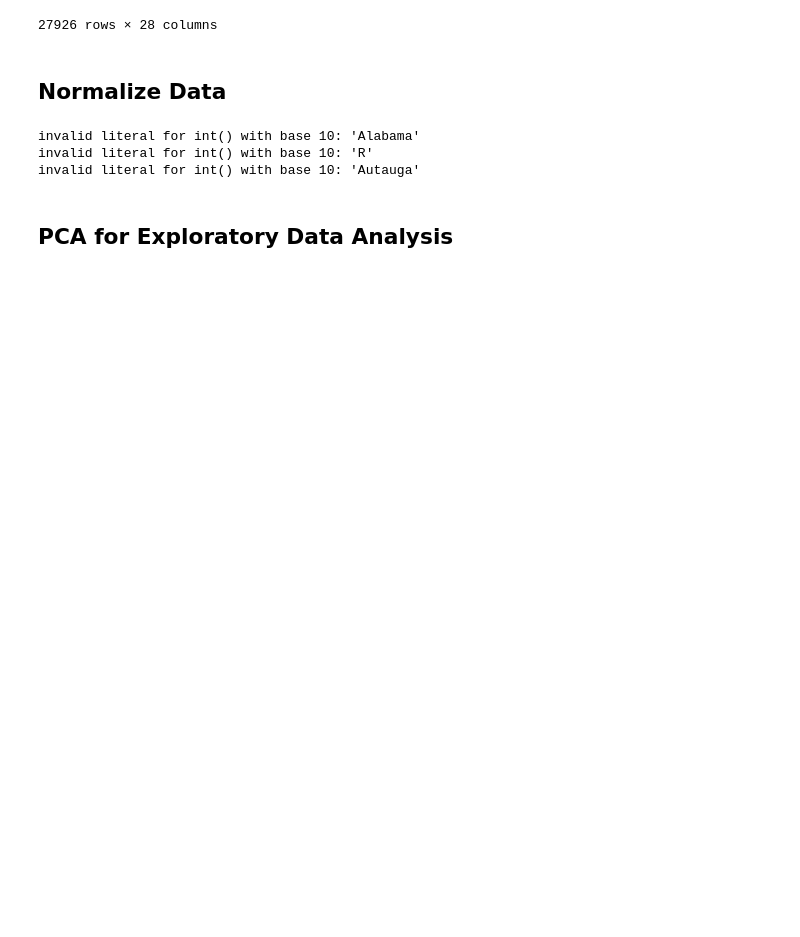
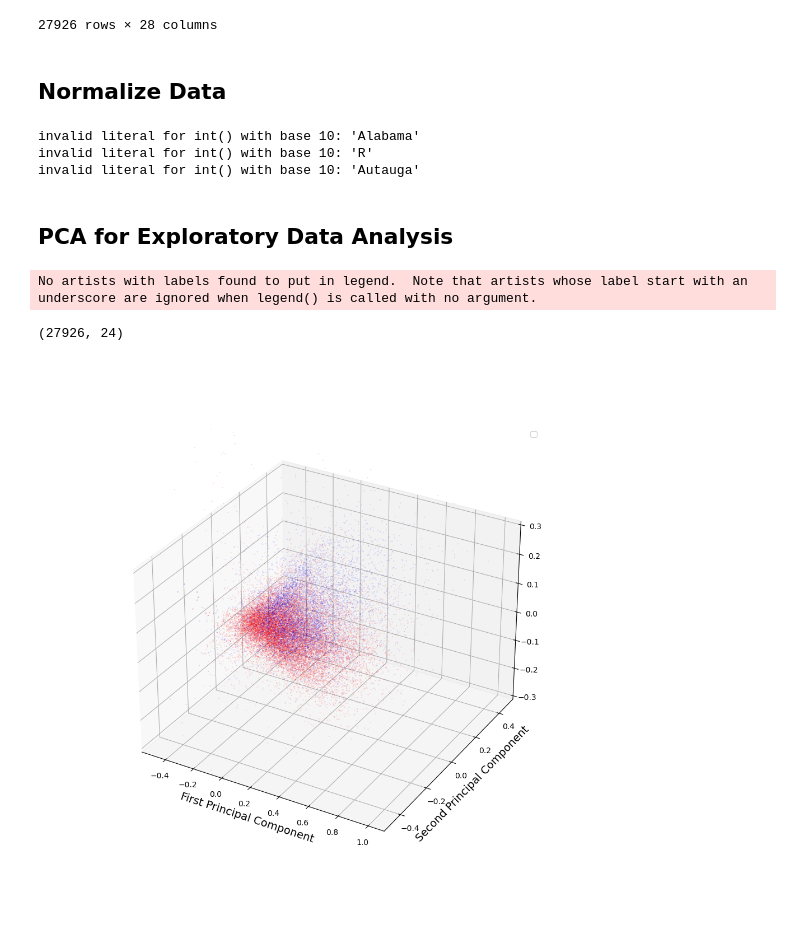
Before and after one commit to Ex-Nihilo-0-1/349-Final-Project, a Jupyter notebook: main.ipynb, the cells around one changed output. Cells and saved outputs as stored; diff of their text form; code cells hidden in the pictures; blank space fills up the shorter version.

```diff
--- a/main.ipynb
+++ b/main.ipynb
@@ -122,3 +121,43 @@ invalid literal for int() with base 10: 'R'
 invalid literal for int() with base 10: 'Autauga'
 # %% [markdown]
 ## PCA for Exploratory Data Analysis
+# %%
+from sklearn.decomposition import PCA
+import matplotlib.pyplot as plt
+from mpl_toolkits.mplot3d import Axes3D
+
+%matplotlib widget
+
+target, data = data_processing.read_data("training_data_clean.csv", mode = "List")
+print(data.shape)
+
+pca = PCA()
+pca.fit(data)
+#print(pca.explained_variance_ratio_)
+transformed = pca.transform(data)
+xs=transformed[:,0]
+ys=transformed[:,1]
+zs =transformed[:,2]
+
+
+fig = plt.figure(figsize=(10, 10))
+Axes3D(fig)
+ax = fig.add_subplot(projection='3d')
+fig.patch.set_facecolor('white')
+
+target = np.array(target)
+indices = np.where(target == 'D')
+ax.scatter(xs[indices], ys[indices], zs[indices], c="Blue", s=0.05, alpha = 0.3)
+ax.set_ylim(-0.5, 0.5)
+ax.set_zlim(-0.3, 0.3)
+indices = np.where(target == 'R')
+ax.scatter(xs[indices], ys[indices], zs[indices], c="Red", s=0.05, alpha = 0.3)
+
+plt.xlabel("First Principal Component",fontsize=14)
+plt.ylabel("Second Principal Component",fontsize=14)
+plt.legend()
+plt.show()
+# %% [output]
+No artists with labels found to put in legend.  Note that artists whose label start with an underscore are ignored when legend() is called with no argument.
+(27926, 24)
+[figure, added]
```
Also changed, not shown: parts of 3 cells of this notebook, 4 other files.
